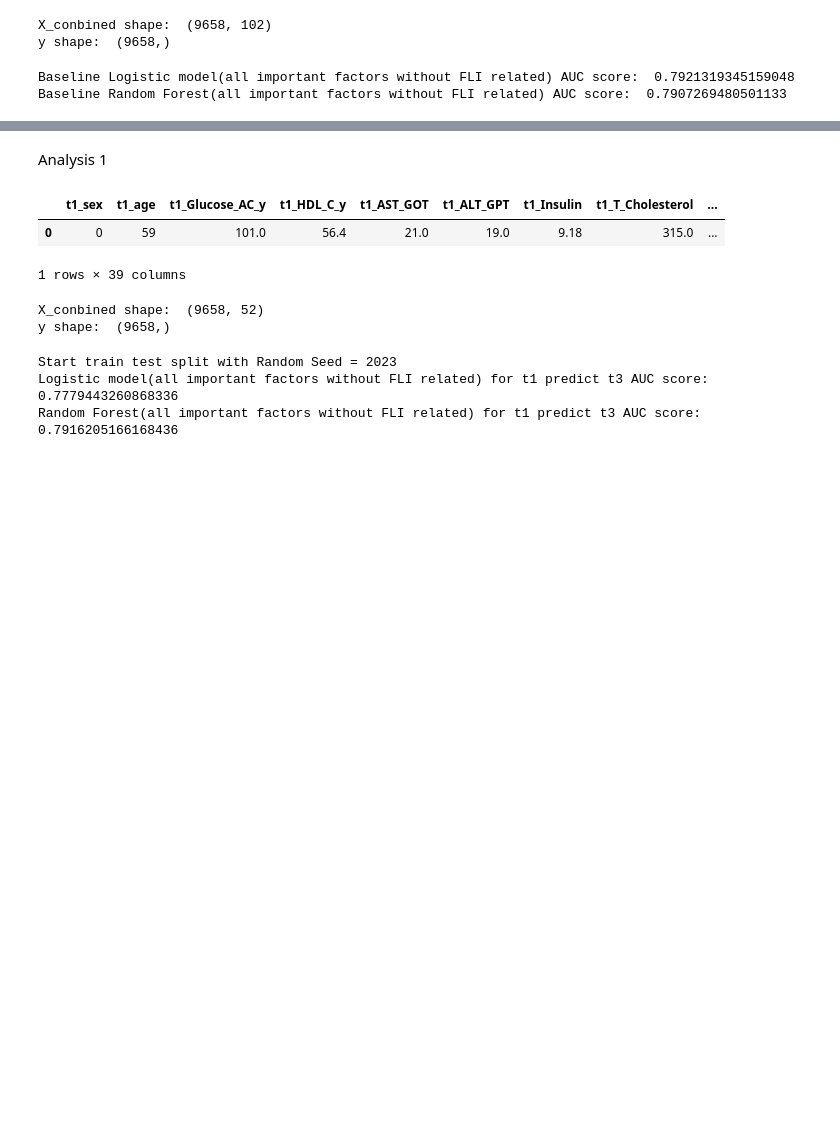
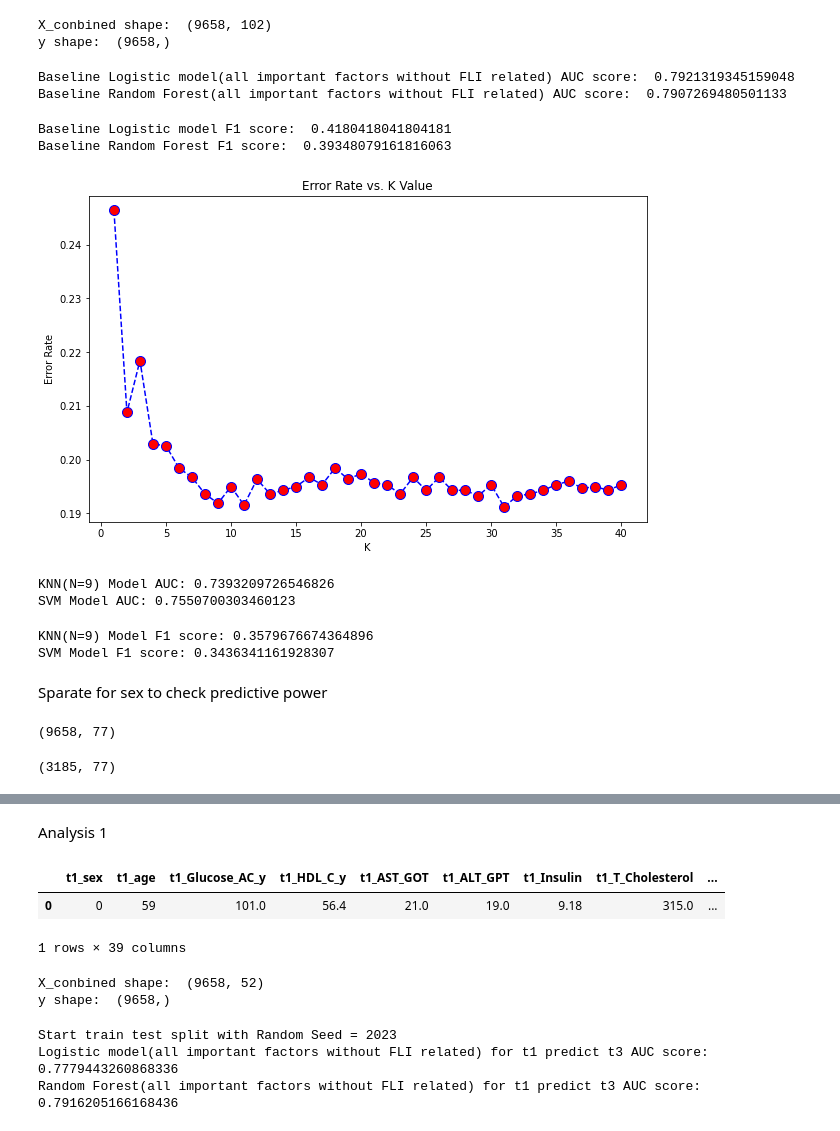
Before and after one commit to sizhe-chen11/fatty-liver-project, a Jupyter notebook: src/features/analysis_without_BMI.ipynb, the cells around one changed output, grey strips where cells are left out. Saved outputs shown, nothing was run; the diff lists cells and outputs as text; code cells hidden in the pictures; blank space fills up the shorter version.

```diff
--- a/src/features/analysis_without_BMI.ipynb
+++ b/src/features/analysis_without_BMI.ipynb
@@ -213,3 +256,41 @@ print("Baseline Random Forest(all important factors without FLI related) AUC sco
 # %% [output]
 Baseline Logistic model(all important factors without FLI related) AUC score:  0.7921319345159048
 Baseline Random Forest(all important factors without FLI related) AUC score:  0.7907269480501133
+# %%
+from sklearn.metrics import f1_score, confusion_matrix
+
+# Calculate F1 score for Logistic Regression model
+f1_log = f1_score(y_test, predictions_log)
+print("Baseline Logistic model F1 score: ", f1_log)
+
+# Calculate F1 score for Random Forest model
+f1_rf = f1_score(y_test, predictions_rf)
+print("Baseline Random Forest F1 score: ", f1_rf)
+# %% [output]
+Baseline Logistic model F1 score:  0.4180418041804181
+Baseline Random Forest F1 score:  0.39348079161816063
+# %%
+# KNN Model
+# step1: Find K for KNN model
+def plot_knn_error_rate(X_train, y_train, X_test, y_test, max_k=40):
+    error_rate = []
+
+    # Calculate error rate for different K values
+    for i in range(1, max_k+1):
+        knn_model = KNeighborsClassifier(n_neighbors=i)
+        knn_model.fit(X_train, y_train)
+        pred_i = knn_model.predict(X_test)
+        error_rate.append(np.mean(pred_i != y_test))
+
+    # Plot the error rate
+    plt.figure(figsize=(10, 6))
+    plt.plot(range(1, max_k+1), error_rate, color='blue', linestyle='dashed', marker='o',
+             markerfacecolor='red', markersize=10)
+    plt.title('Error Rate vs. K Value')
+    plt.xlabel('K')
+    plt.ylabel('Error Rate')
+    plt.show()
+
+plot_knn_error_rate(X_train, y_train, X_test, y_test)
+# %% [output]
+[figure, added]
@@ -215,0 +340,20 @@ Baseline Random Forest(all important factors without FLI related) AUC score:  0.
+# %%
+print("KNN(N=9) Model AUC:", kNearestNeighbor_model(X_train, y_train, X_test, y_test, n_neighbors=9)["auc"])
+print("SVM Model AUC:", svm_model(X_train, y_train, X_test, y_test)["auc"])
+print("KNN(N=9) Model F1 score:", kNearestNeighbor_model(X_train, y_train, X_test, y_test, n_neighbors=9)["f1_score"])
+print("SVM Model F1 score:", svm_model(X_train, y_train, X_test, y_test)["f1_score"])
+# %% [output]
+KNN(N=9) Model AUC: 0.7393209726546826
+SVM Model AUC: 0.7550700303460123
+KNN(N=9) Model F1 score: 0.3579676674364896
+SVM Model F1 score: 0.3436341161928307
+# %% [markdown]
+Sparate for sex to check predictive power
+# %%
+df9_b.shape
+# %% [output]
+(9658, 77)
+# %%
+df9_b_male.shape
+# %% [output]
+(3185, 77)
```
Also changed, not shown: parts of 30 cells of this notebook, 8 other files.
